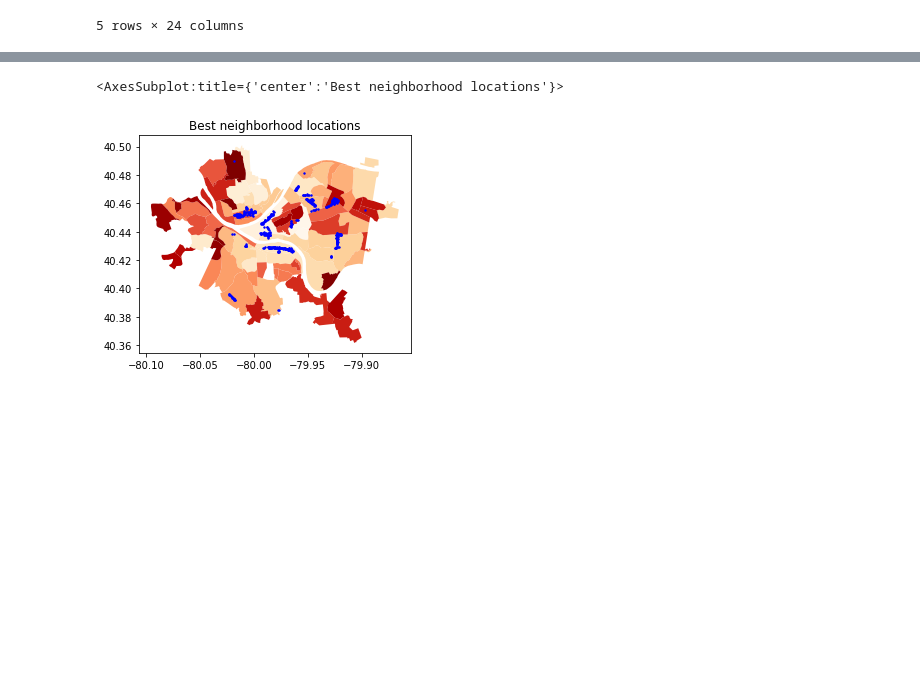
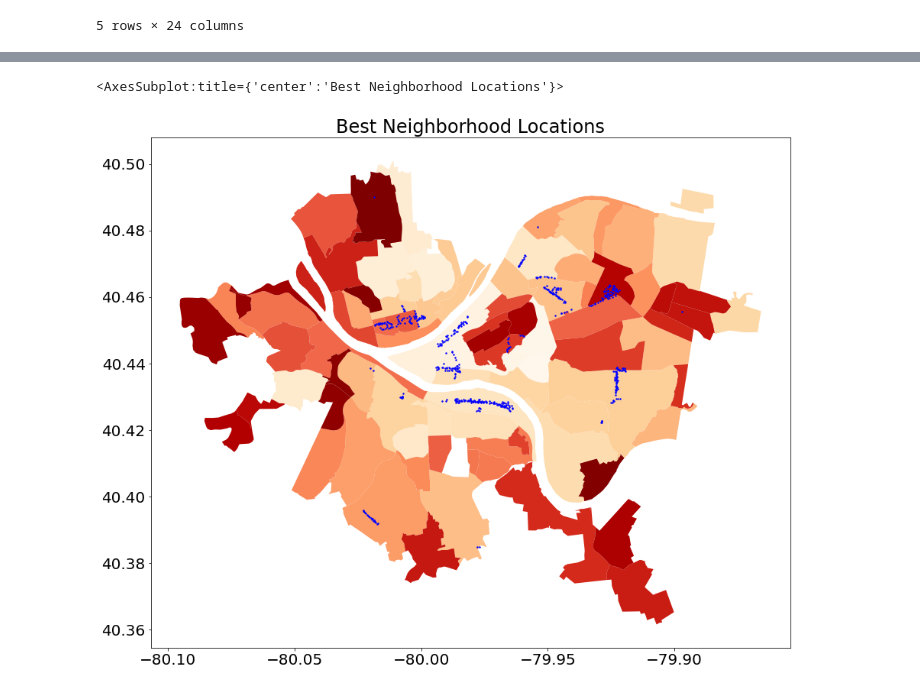
Before and after one commit to Elsklivet/big-ideas-final, a Jupyter notebook: datasets/parking/parking.ipynb, the cells around one changed output, grey strips where cells are left out. Saved outputs shown, nothing was run; the diff lists cells and outputs as text; code cells hidden in the pictures; blank space fills up the shorter version.

```diff
--- a/datasets/parking/parking.ipynb
+++ b/datasets/parking/parking.ipynb
@@ -14,4 +23,7 @@ parking = pd.read_csv("./parking_meters.csv")
 # Import shape files for mapping
 neighborhoods = gpd.read_file("../neighborhood/Neighborhoods_.shp")
 parking_locs = gpd.read_file("./pghdb_sde_PPA_ParkingMeters.shp")
+
+# Make the graphs' font size larger
+plt.rc('font', size=20)
 # %% [markdown]
@@ -165,11 +184,11 @@ Stored 'best_parking' (DataFrame)
 # %%
 # Perform inner join to select the parking locations from the best neighborhoods
 best_locs = parking_locs.join(other=best_neighborhoods, on="node", how="inner", lsuffix="_", rsuffix="__")
 
 # Overlay the parking locations from the best neighborhoods on top of the Pittsburgh map
-pgh = neighborhoods.plot(cmap="OrRd")
-pgh.set_title("Best neighborhood locations")
+pgh = neighborhoods.plot(cmap="OrRd", figsize=(15, 15))
+pgh.set_title("Best Neighborhood Locations")
 best_locs.plot(ax=pgh, color="blue", legend=True, markersize=2)
 # %% [output]
-<AxesSubplot:title={'center':'Best neighborhood locations'}>
+<AxesSubplot:title={'center':'Best Neighborhood Locations'}>
-[figure, old version]
+[figure, new version]
```
Also changed, not shown: parts of 17 cells of this notebook.
